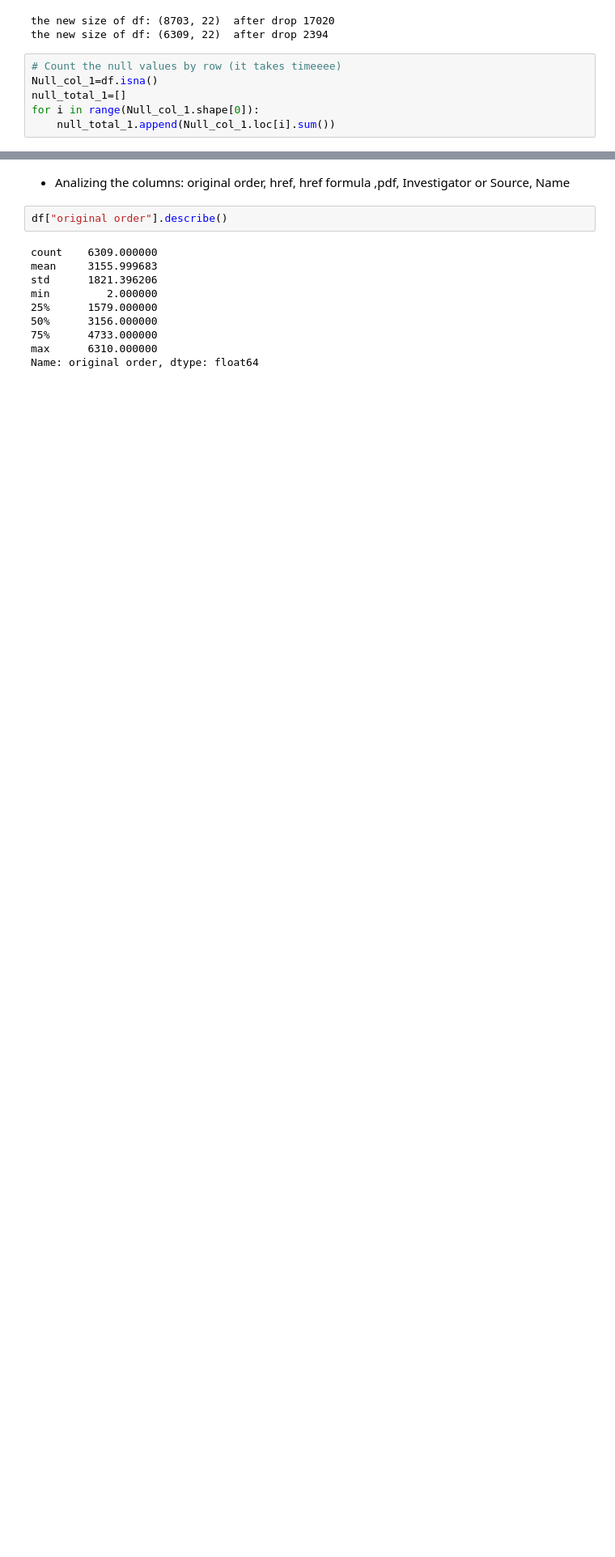
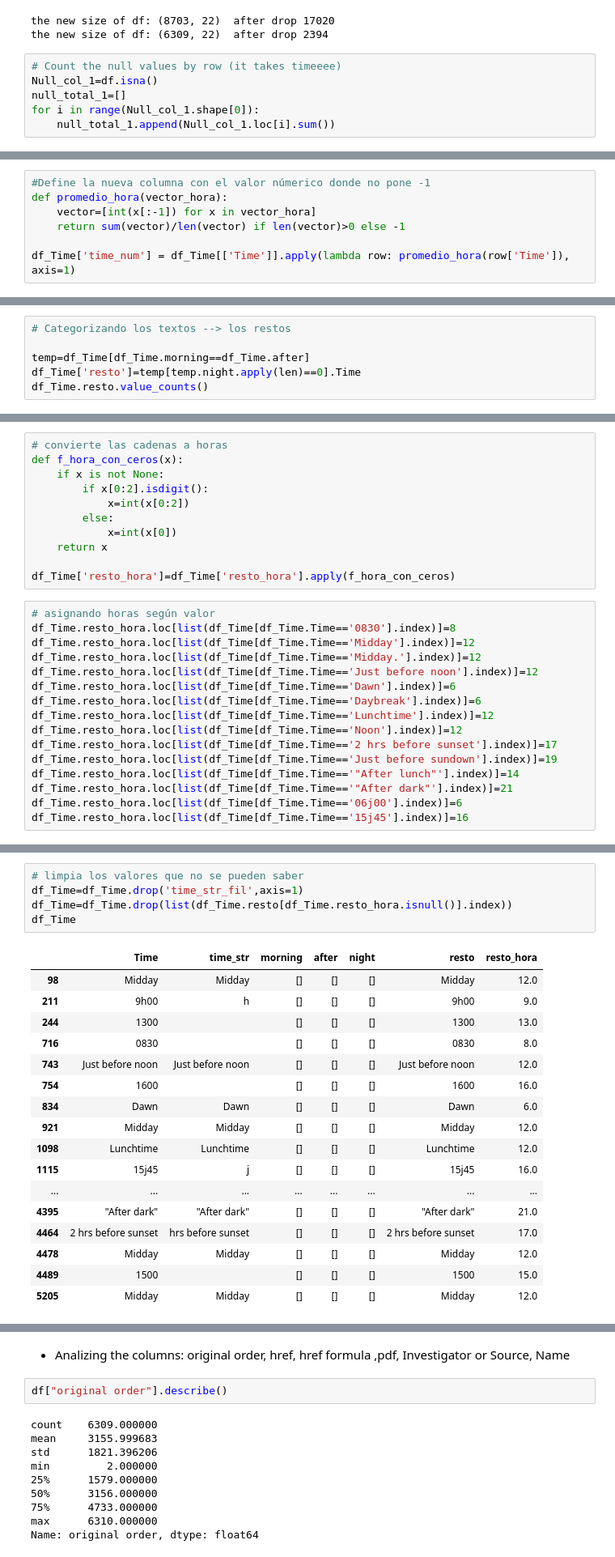
Before and after one commit to yuvtorres/data-cleaning-pandas, a Jupyter notebook: the_code/clean.ipynb, the cells around one changed output, grey strips where cells are left out. Shown at 81% size. Cells and saved outputs as stored; diff of their text form; blank space fills up the shorter version.

```diff
--- a/the_code/clean.ipynb
+++ b/the_code/clean.ipynb
@@ -176,0 +215,7 @@ hist_null_1
+# %%
+#Define la nueva columna con el valor númerico donde no pone -1
+def promedio_hora(vector_hora):
+    vector=[int(x[:-1]) for x in vector_hora]
+    return sum(vector)/len(vector) if len(vector)>0 else -1
+
+df_Time['time_num'] = df_Time[['Time']].apply(lambda row: promedio_hora(row['Time']), axis=1)
@@ -176,0 +305,6 @@ hist_null_1
+# %%
+# Categorizando los textos --> los restos
+
+temp=df_Time[df_Time.morning==df_Time.after]
+df_Time['resto']=temp[temp.night.apply(len)==0].Time
+df_Time.resto.value_counts()
@@ -176,0 +343,27 @@ hist_null_1
+# %%
+# convierte las cadenas a horas
+def f_hora_con_ceros(x):
+    if x is not None:
+        if x[0:2].isdigit():
+            x=int(x[0:2])
+        else:
+            x=int(x[0])
+    return x
+
+df_Time['resto_hora']=df_Time['resto_hora'].apply(f_hora_con_ceros)
+# %%
+# asignando horas según valor
+df_Time.resto_hora.loc[list(df_Time[df_Time.Time=='0830'].index)]=8
+df_Time.resto_hora.loc[list(df_Time[df_Time.Time=='Midday'].index)]=12
+df_Time.resto_hora.loc[list(df_Time[df_Time.Time=='Midday.'].index)]=12
+df_Time.resto_hora.loc[list(df_Time[df_Time.Time=='Just before noon'].index)]=12
+df_Time.resto_hora.loc[list(df_Time[df_Time.Time=='Dawn'].index)]=6
+df_Time.resto_hora.loc[list(df_Time[df_Time.Time=='Daybreak'].index)]=6
+df_Time.resto_hora.loc[list(df_Time[df_Time.Time=='Lunchtime'].index)]=12
+df_Time.resto_hora.loc[list(df_Time[df_Time.Time=='Noon'].index)]=12
+df_Time.resto_hora.loc[list(df_Time[df_Time.Time=='2 hrs before sunset'].index)]=17
+df_Time.resto_hora.loc[list(df_Time[df_Time.Time=='Just before sundown'].index)]=19
+df_Time.resto_hora.loc[list(df_Time[df_Time.Time=='"After lunch"'].index)]=14
+df_Time.resto_hora.loc[list(df_Time[df_Time.Time=='"After dark"'].index)]=21
+df_Time.resto_hora.loc[list(df_Time[df_Time.Time=='06j00'].index)]=6
+df_Time.resto_hora.loc[list(df_Time[df_Time.Time=='15j45'].index)]=16
@@ -176,0 +393,23 @@ hist_null_1
+# %%
+# limpia los valores que no se pueden saber
+df_Time=df_Time.drop('time_str_fil',axis=1)
+df_Time=df_Time.drop(list(df_Time.resto[df_Time.resto_hora.isnull()].index))
+df_Time
+# %% [output]
+|  | Time | time_str | morning | after | night | resto | resto_hora |
+| 98 | Midday | Midday | [] | [] | [] | Midday | 12.0 |
+| 211 | 9h00 | h | [] | [] | [] | 9h00 | 9.0 |
+| 244 | 1300 |  | [] | [] | [] | 1300 | 13.0 |
+| 716 | 0830 |  | [] | [] | [] | 0830 | 8.0 |
+| 743 | Just before noon | Just before noon | [] | [] | [] | Just before noon | 12.0 |
+| 754 | 1600 |  | [] | [] | [] | 1600 | 16.0 |
+| 834 | Dawn | Dawn | [] | [] | [] | Dawn | 6.0 |
+| 921 | Midday | Midday | [] | [] | [] | Midday | 12.0 |
+| 1098 | Lunchtime | Lunchtime | [] | [] | [] | Lunchtime | 12.0 |
+| 1115 | 15j45 | j | [] | [] | [] | 15j45 | 16.0 |
+| ... | ... | ... | ... | ... | ... | ... | ... |
+| 4395 | "After dark" | "After dark" | [] | [] | [] | "After dark" | 21.0 |
+| 4464 | 2 hrs before sunset | hrs before sunset | [] | [] | [] | 2 hrs before sunset | 17.0 |
+| 4478 | Midday | Midday | [] | [] | [] | Midday | 12.0 |
+| 4489 | 1500 |  | [] | [] | [] | 1500 | 15.0 |
+| 5205 | Midday | Midday | [] | [] | [] | Midday | 12.0 |
```
Also changed, not shown: parts of 32 cells of this notebook, 1 other file.
